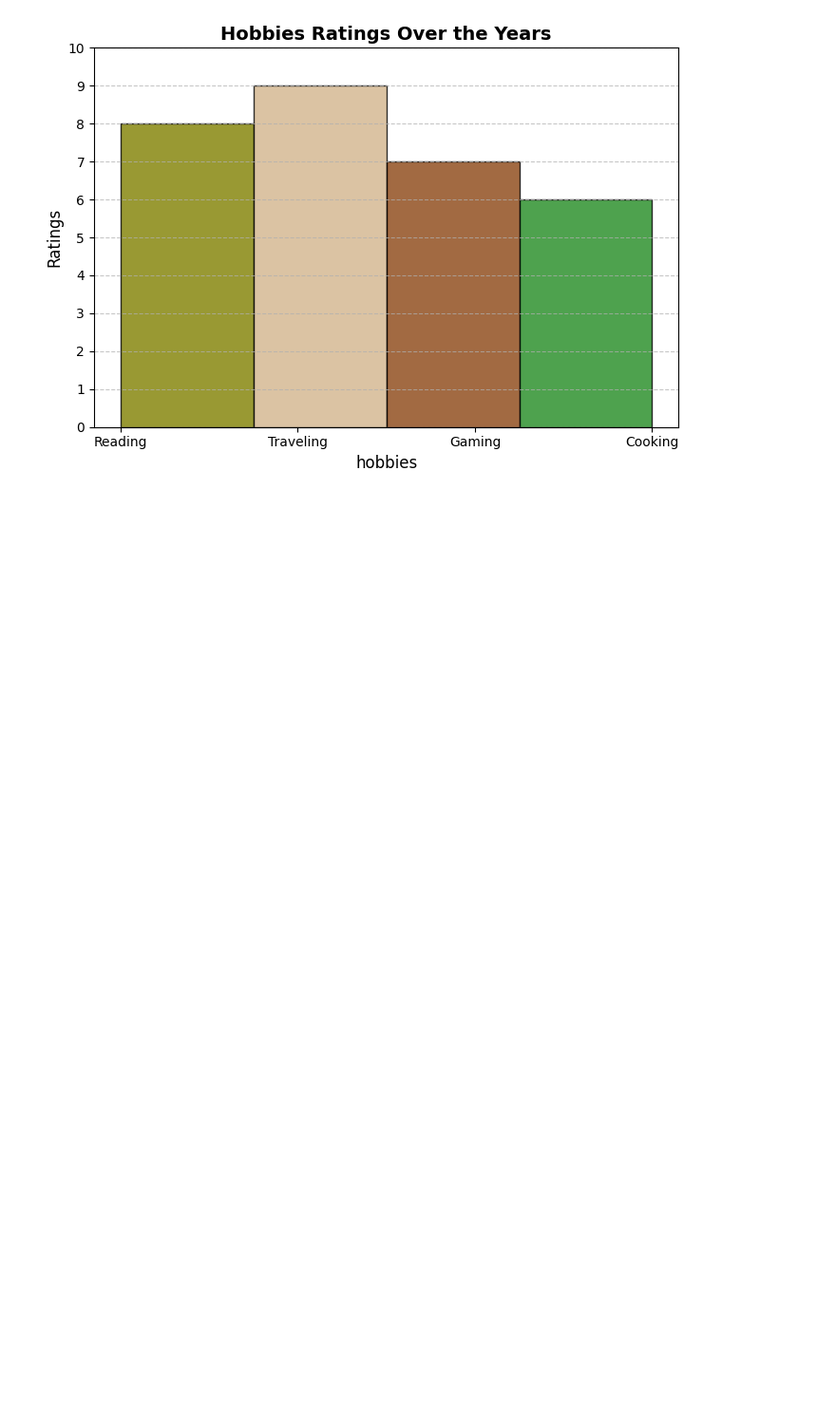
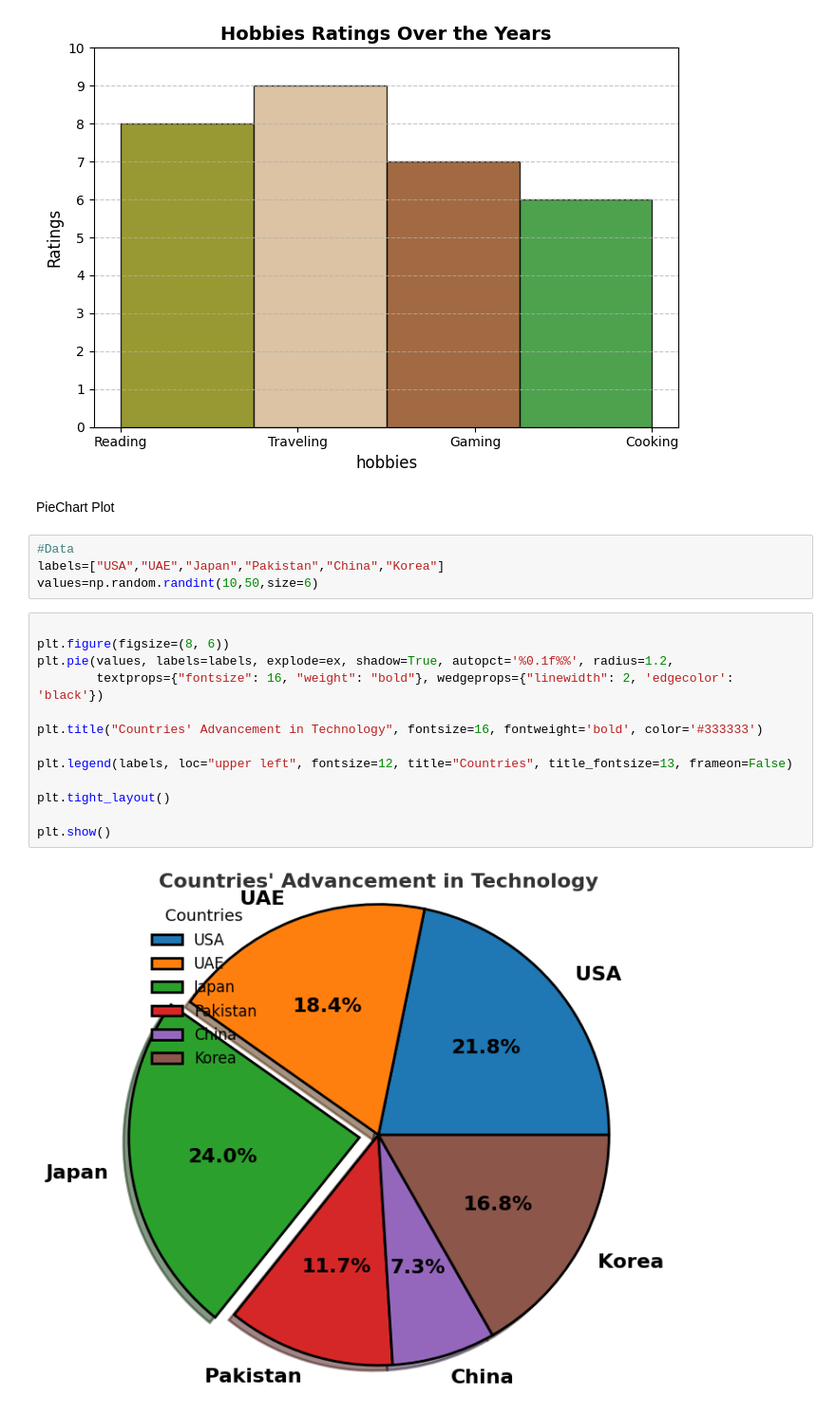
Before and after one commit to Razakhan143/demo, a Jupyter notebook: matplot lib .ipynb, the cells around one changed output. Shown at 95% size. Cells and saved outputs as stored; diff of their text form; blank space fills up the shorter version.

Commit message:
add pie plot

```diff
--- a/matplot lib .ipynb
+++ b/matplot lib .ipynb
@@ -96,3 +92,24 @@ plt.tight_layout()  # Adjust layout to avoid clipping
 plt.show()
 # %% [output]
 [figure]
+# %% [markdown]
+PieChart Plot
+# %%
+#Data
+labels=["USA","UAE","Japan","Pakistan","China","Korea"]
+values=np.random.randint(10,50,size=6)
+# %%
+
+plt.figure(figsize=(8, 6))
+plt.pie(values, labels=labels, explode=ex, shadow=True, autopct='%0.1f%%', radius=1.2,
+        textprops={"fontsize": 16, "weight": "bold"}, wedgeprops={"linewidth": 2, 'edgecolor': 'black'})
+
+plt.title("Countries' Advancement in Technology", fontsize=16, fontweight='bold', color='#333333')
+
+plt.legend(labels, loc="upper left", fontsize=12, title="Countries", title_fontsize=13, frameon=False)
+
+plt.tight_layout()
+
+plt.show()
+# %% [output]
+[figure, added]
```
Also changed, not shown: parts of 2 cells of this notebook.
